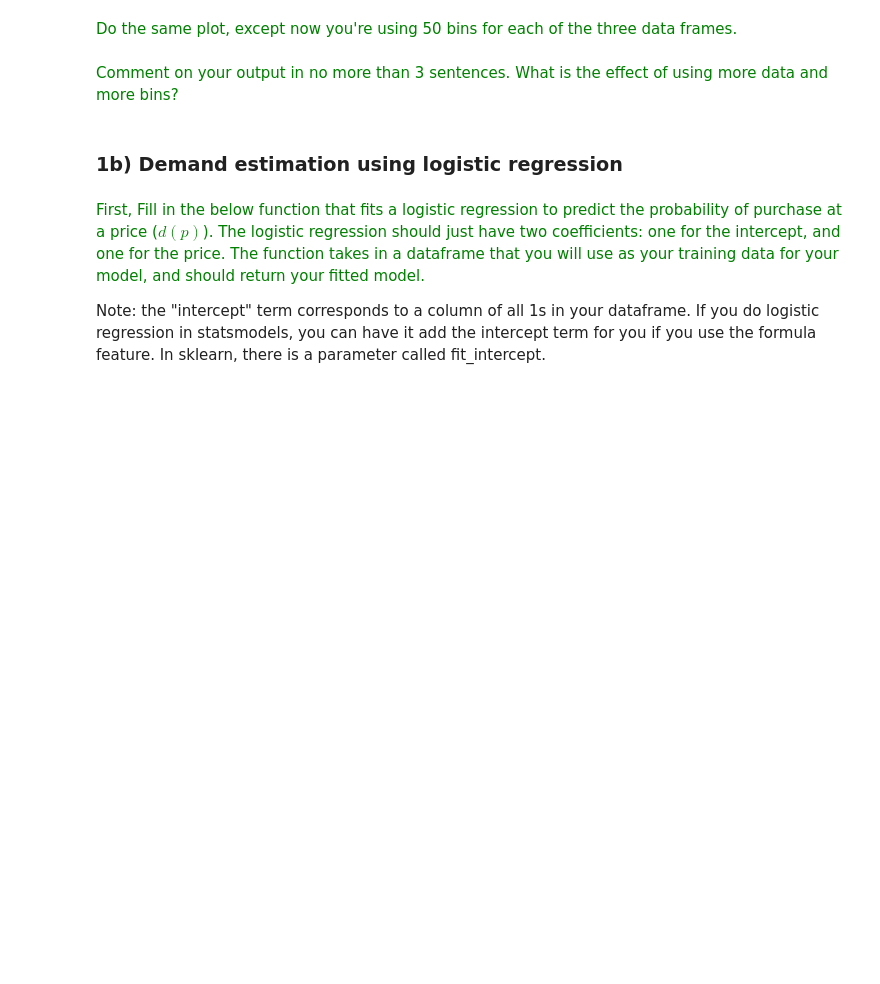
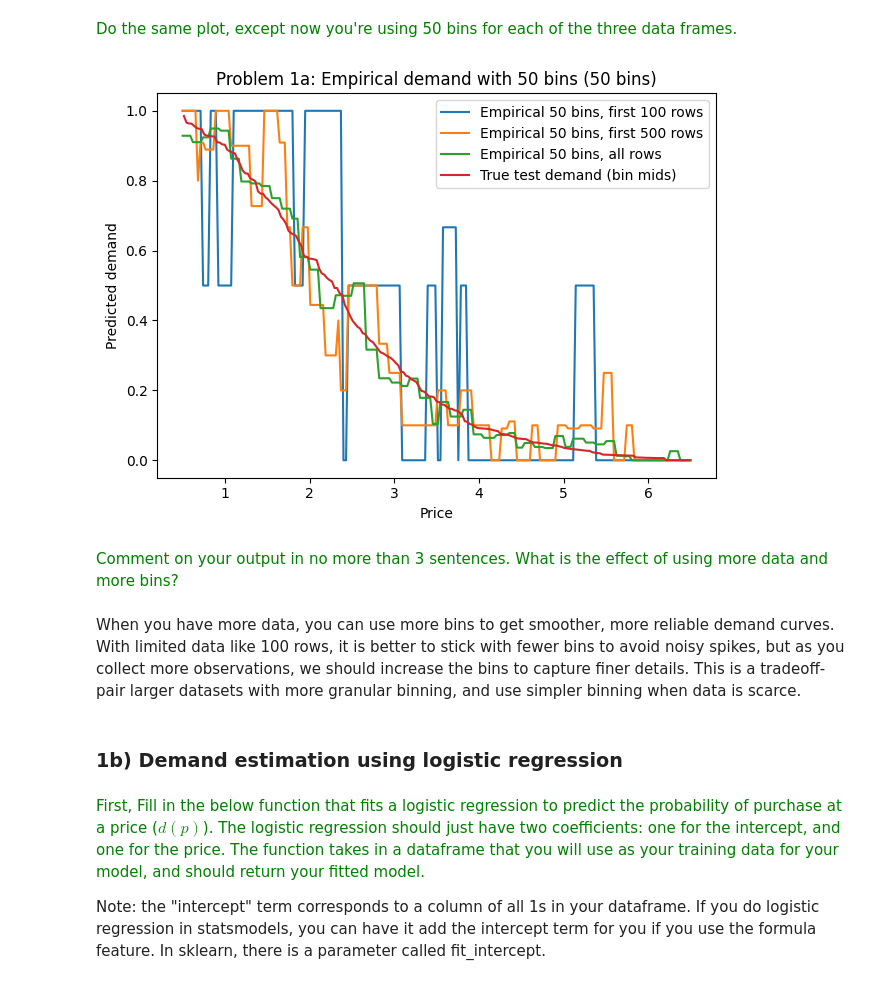
Before and after one commit to spabolu/orie5355, a Jupyter notebook: hw3/HW3_assignment.ipynb, the cells around one changed output. Cells and saved outputs as stored; diff of their text form; code cells hidden in the pictures; blank space fills up the shorter version.

```diff
--- a/hw3/HW3_assignment.ipynb
+++ b/hw3/HW3_assignment.ipynb
@@ -125,7 +190,13 @@ prices_to_predict = np.linspace(min(df_train['Offered price']), max(df_train['Of
 # %% [markdown]
 <font color='green'> Do the same plot, except now you're using 50 bins for each of the three data frames.
+# %%
+plot_empirical_curves(50, ' (50 bins)')
+# %% [output]
+[figure, added]
 # %% [markdown]
 <font color='green'> Comment on your output in no more than 3 sentences. What is the effect of using more data and more bins?
+# %% [markdown]
+When you have more data, you can use more bins to get smoother, more reliable demand curves. With limited data like 100 rows, it is better to stick with fewer bins to avoid noisy spikes, but as you collect more observations, we should increase the bins to capture finer details. This is a tradeoff- pair larger datasets with more granular binning, and use simpler binning when data is scarce.
 # %% [markdown]
 ### 1b) Demand estimation using logistic regression
 # %% [markdown]
```
Also changed, not shown: parts of 17 cells of this notebook.
